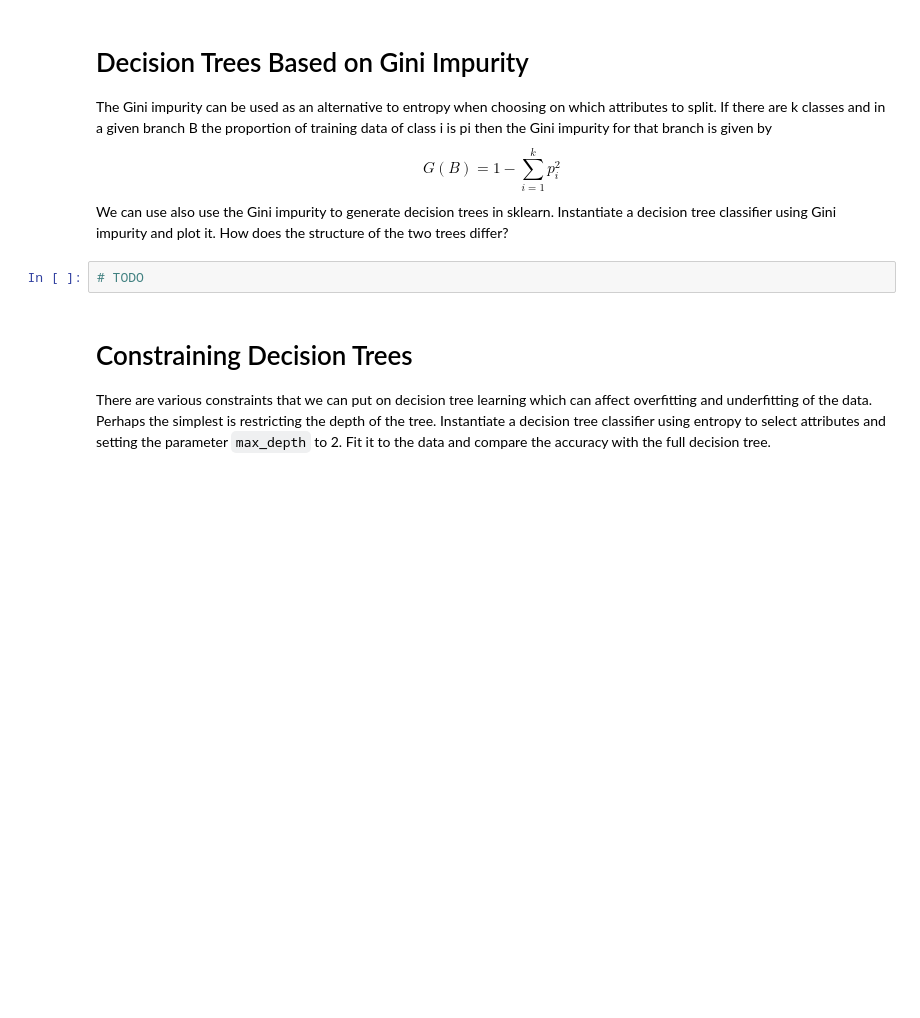
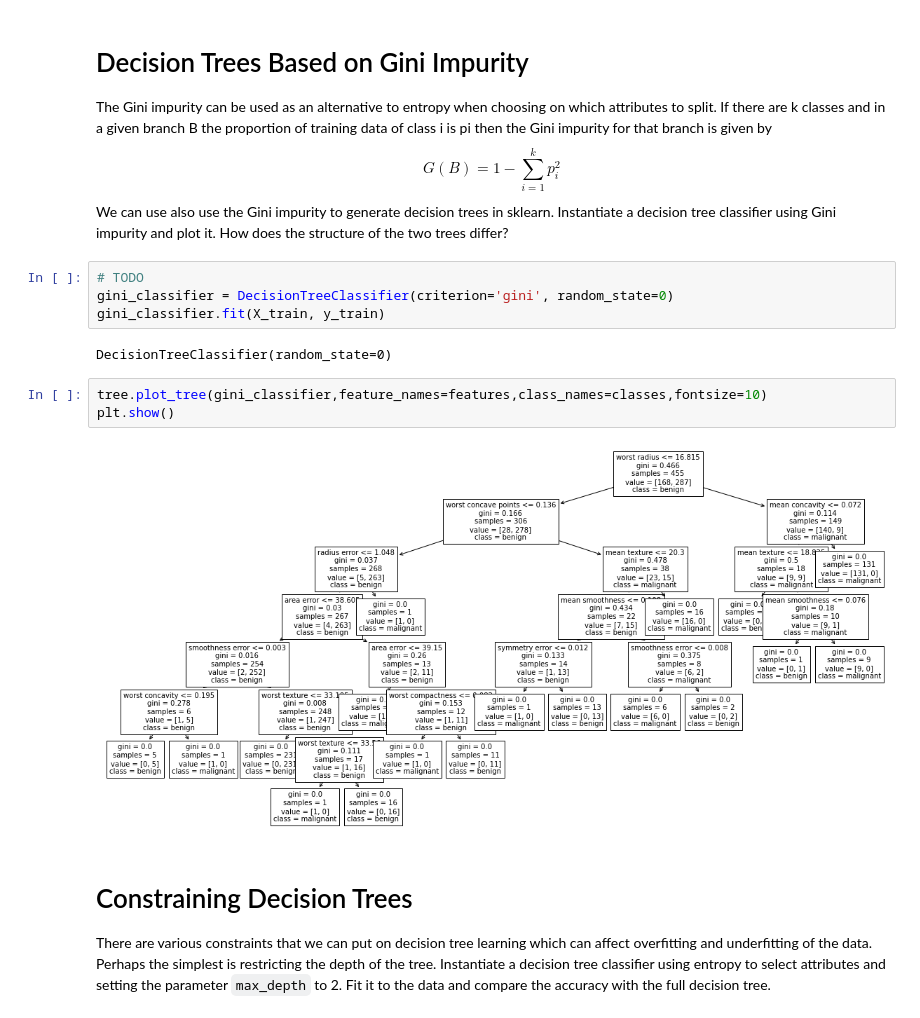
Before and after one commit to thelk22/INAI, a Jupyter notebook: Week5/Worksheet Week 17.ipynb, the cells around one changed output. Cells and saved outputs as stored; diff of their text form; blank space fills up the shorter version.

```diff
--- a/Week5/Worksheet Week 17.ipynb
+++ b/Week5/Worksheet Week 17.ipynb
@@ -90,8 +92,17 @@ Have a go at writing some of the branches of the tree in the form of if-then rul
 The Gini impurity can be used as an alternative to entropy when choosing on which attributes to split. If there are k classes and in a given branch B the proportion of training data of class i is pi then the Gini impurity for that branch is given by
 $$ G(B) = 1 - \sum_{i=1}^k p_i^2 $$
 We can use also use the Gini impurity to generate decision trees in sklearn. Instantiate a decision tree classifier using Gini impurity and plot it. How does the structure of the two trees differ?
-# %%
-# TODO
+# %%
+# TODO
+gini_classifier = DecisionTreeClassifier(criterion='gini', random_state=0)
+gini_classifier.fit(X_train, y_train)
+# %% [output]
+DecisionTreeClassifier(random_state=0)
+# %%
+tree.plot_tree(gini_classifier,feature_names=features,class_names=classes,fontsize=10)
+plt.show()
+# %% [output]
+[figure, added]
 # %% [markdown]
 # Constraining Decision Trees
 
```
Also changed, not shown: parts of 14 cells of this notebook.
